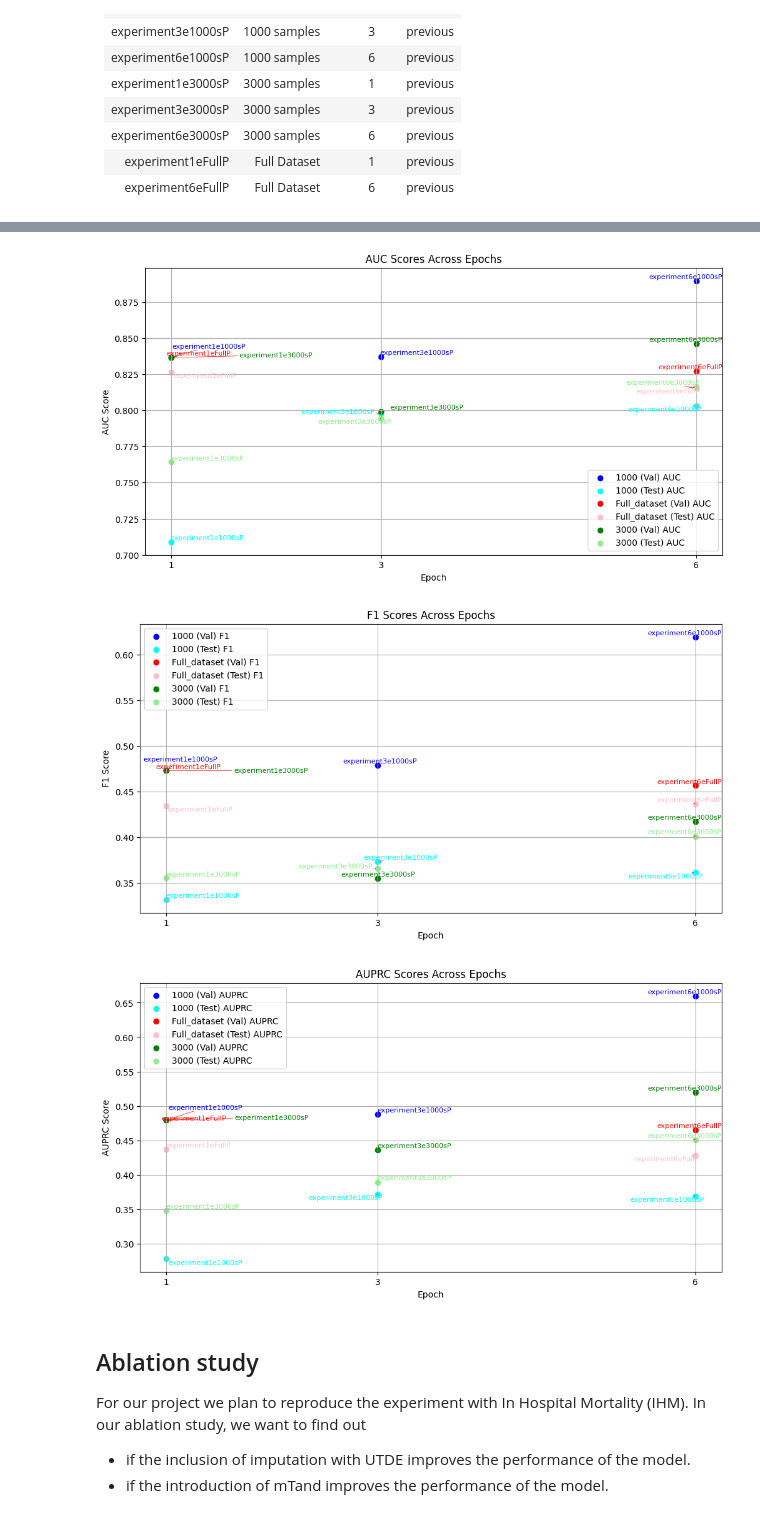
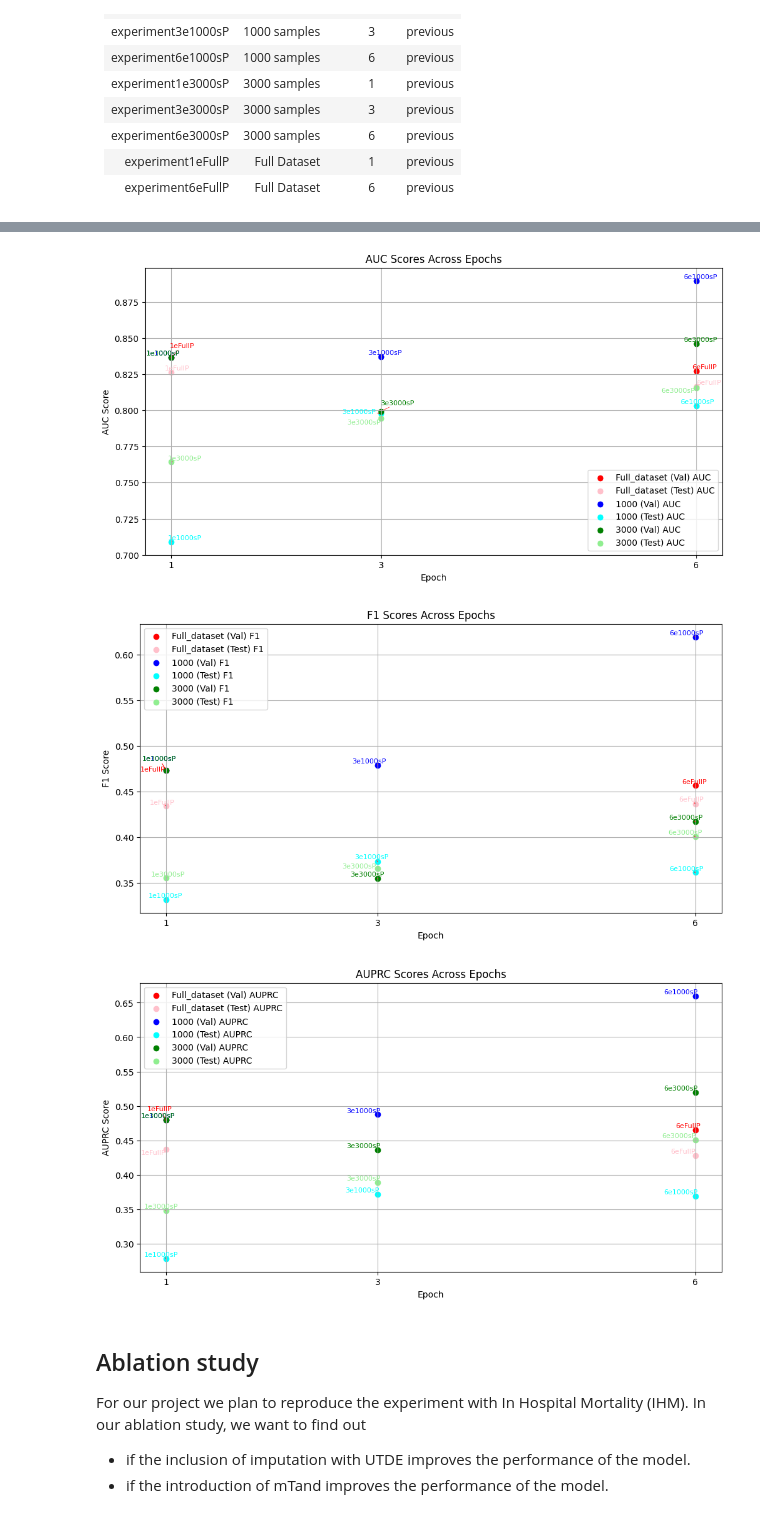
Before and after one commit to FrancoETrujillo/CS598_Final, a Jupyter notebook: ProjectNotebook.ipynb, the cells around one changed output, grey strips where cells are left out. Saved outputs shown, nothing was run; the diff lists cells and outputs as text; code cells hidden in the pictures.

Commit message:
Add table for results

```diff
--- a/ProjectNotebook.ipynb
+++ b/ProjectNotebook.ipynb
@@ -948,20 +948,54 @@ def plot_comparison_chart(df: pd.DataFrame, score_type: str):
     plt.grid()
     plt.show()
 
-# Load and process the experiments
-experiments = load_all_experiments(f"{PROJECT_BASE_PATH}/eval_results/experiments.json")
+def load_and_filter_experiments(short_labels=True):
 
-# Remove elements which tag ends in Z
-experiments = [exp for exp in experiments if not exp.tag.endswith("Z")]
-# Remove repeated tags
-seen_tags = {}
-filtered_experiments = []
-for exp in experiments:
-    if exp.tag not in seen_tags:
-        seen_tags[exp.tag] = True
-        filtered_experiments.append(exp)
+    # Load and process the experiments
+    experiments = load_all_experiments(f"{PROJECT_BASE_PATH}/eval_results/experiments.json")
 
-df = experiments_to_dataframe(filtered_experiments)
+    # Remove elements which tag ends in Z
+    experiments = [exp for exp in experiments if not exp.tag.endswith("Z")]
+    # Remove repeated tags
+
+    seen_tags = set()
+    filter_experiments = []
+    for exp in experiments:
+        if short_labels:
+            short_tag = exp.tag.replace("experiment", "")
+            exp.tag = short_tag
+
+        if exp.tag not in seen_tags:
+            # remove experiment prefix from tag
+            seen_tags.add(exp.tag)
+            # seen_tags[exp.tag] = True
+            filter_experiments.append(exp)
+
+    # Order by number of epochs
+    filter_experiments = sorted(filter_experiments, key=lambda x: x.epochs)
+    return filter_experiments
+
+from py_markdown_table.markdown_table import markdown_table
+from IPython.display import display, Markdown
+
+def print_result_table(result_list):
+    data = []
+    for result in result_list:
+        data.append({
+            "Tag": result.tag,
+            "Epochs": result.epochs,
+            "N Samples": result.n_samples if result.n_samples else "Full Data",
+            "Val AUC": round(result.eval_auc_results['val'],4),
+            "Test AUC": round(result.eval_auc_results['test'],4),
+            "Val AUPRC": round(result.eval_auprc_results['val'],4),
+            "Test AUPRC": round(result.eval_auprc_results['test'],4),
+            "Val F1": round(result.eval_f1_results['val'],4),
+            "Test F1": round(result.eval_f1_results['test'],4),
+        })
+    markdown = markdown_table(data).get_markdown()
+    display(Markdown(markdown))
+
+print_result_table(load_and_filter_experiments(short_labels=False))
+df = experiments_to_dataframe(load_and_filter_experiments(short_labels=True))
 
 # Plot each chart, val and test combined
 plot_comparison_chart(df, "AUC")
@@ -971,6 +1025,6 @@ plot_comparison_chart(df, "AUPRC")
-[figure, old version]
+[figure, new version]
-[figure, old version]
+[figure, new version]
-[figure, old version]
+[figure, new version]
 # %% [markdown]
 ## Ablation study
 
```
Also changed, not shown: parts of 1 cell of this notebook, 1 other file.
